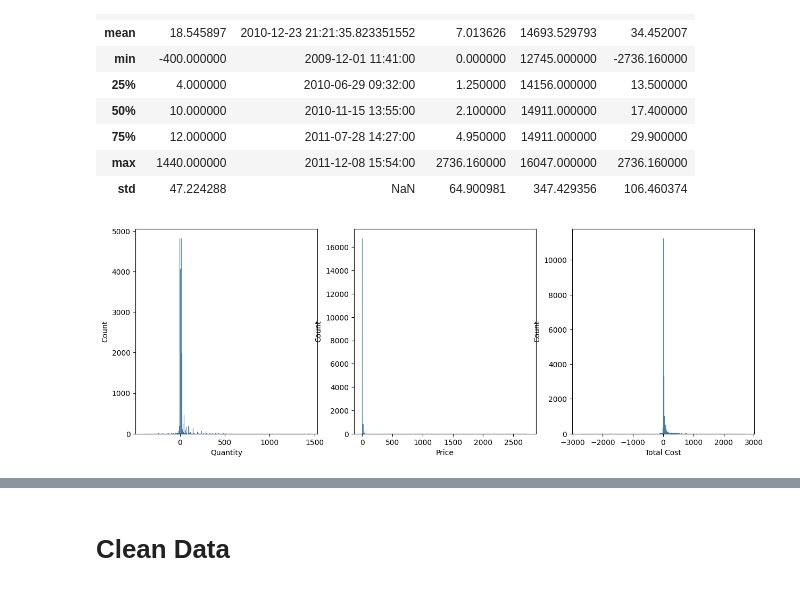
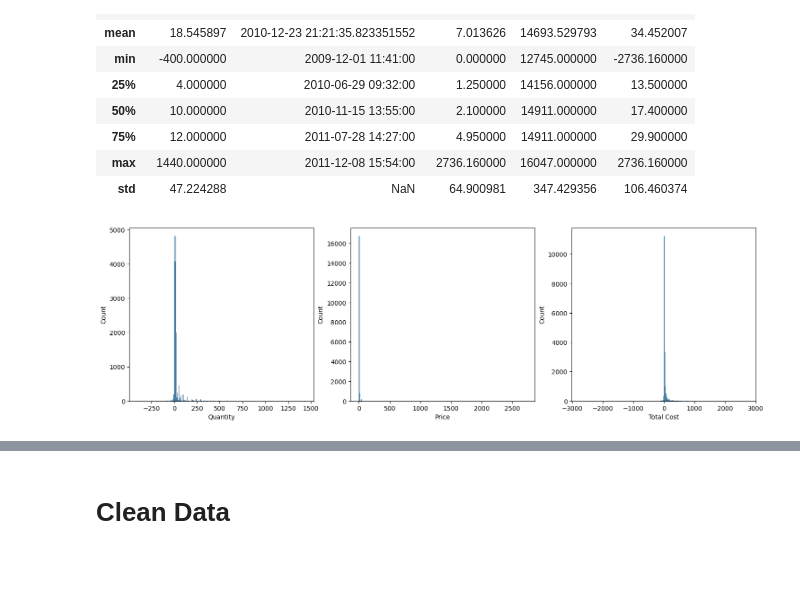
Before and after one commit to Ri-Dearg/ca2-market-retail, a Jupyter notebook: ca2-market-retail.ipynb, the cells around one changed output, grey strips where cells are left out. Saved outputs shown, nothing was run; the diff lists cells and outputs as text; code cells hidden in the pictures; blank space fills up the shorter version.

```diff
--- a/ca2-market-retail.ipynb
+++ b/ca2-market-retail.ipynb
@@ -180,8 +180,11 @@ eire_data.to_csv('eire_retail.csv')
 # %%
 # The outliers make the majority of data hard to visualise
 multi_row_plot(
-    sns.histplot, eire_data[['Quantity', 'Price', 'Total Cost']], grid=(1, 3), size=(15, 5),
+    sns.histplot,
+    eire_data[['Quantity', 'Price', 'Total Cost']],
+    grid=(1, 3),
+    size=(18, 5),
 )
 # %% [output]
-[figure, old version]
+[figure, new version]
 # %%
```
Also changed, not shown: parts of 4 cells of this notebook.
